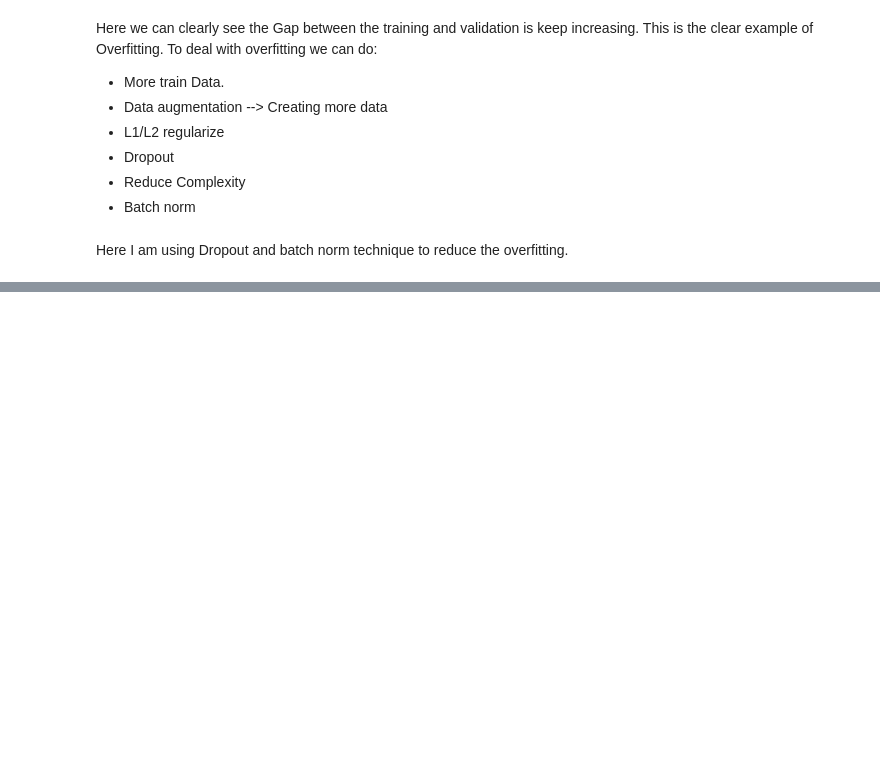
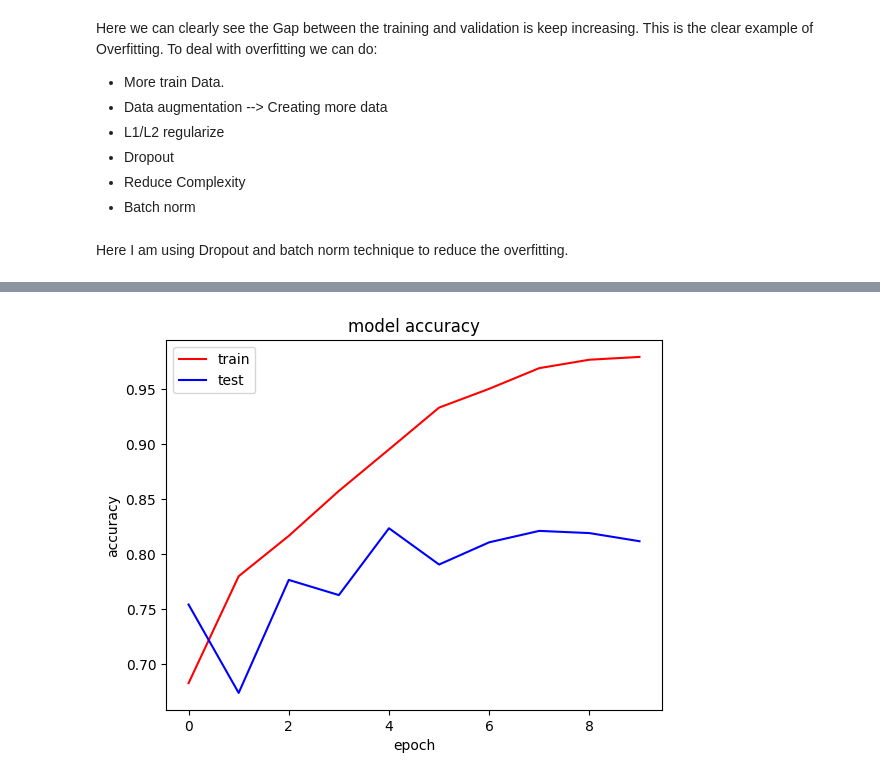
Before and after one commit to Arjun1425/DeepLearning, a Jupyter notebook: Cat Vs Dog Image Classification/Cat vs Dog.ipynb, the cells around one changed output, grey strips where cells are left out. Drawn from its saved outputs; the diff is of its cells as text; code cells hidden in the pictures; blank space fills up the shorter version.

```diff
--- a/Cat Vs Dog Image Classification/Cat vs Dog.ipynb
+++ b/Cat Vs Dog Image Classification/Cat vs Dog.ipynb
@@ -124,3 +124,25 @@ To deal with overfitting we can do:
 * Batch norm
 # %% [markdown]
 Here I am using Dropout and batch norm technique to reduce the overfitting.
+# %%
+model2 = Sequential()
+
+model2.add(Conv2D(32, kernel_size = (3, 3), padding='valid', activation='relu', input_shape=(150, 150, 3)))
+model2.add(BatchNormalization())
+model2.add(MaxPooling2D(pool_size=(2,2), strides=2, padding='valid'))
+
+model2.add(Conv2D(32, kernel_size = (3, 3), padding='valid', activation='relu'))
+model2.add(BatchNormalization())
+model2.add(MaxPooling2D(pool_size=(2,2), strides=2, padding='valid'))
+
+model2.add(Conv2D(32, kernel_size = (3, 3), padding='valid', activation='relu'))
+model2.add(BatchNormalization())
+model2.add(MaxPooling2D(pool_size=(2,2), strides=2, padding='valid'))
+
+model2.add(Flatten())
+
+model2.add(Dense(128, activation='relu'))
+model2.add(Dropout(0.1))
+model2.add(Dense(64, activation='relu'))
+model2.add(Dropout(0.1))
+model2.add(Dense(1, activation='sigmoid'))
@@ -126,0 +169,4 @@ Here I am using Dropout and batch norm technique to reduce the overfitting.
+# %%
+model2.compile(loss='binary_crossentropy', optimizer='adam', metrics=['accuracy'])
+# %%
+history = model2.fit(train_gen, epochs=10, validation_data=test_gen)
@@ -126,0 +194,12 @@ Here I am using Dropout and batch norm technique to reduce the overfitting.
+# %%
+import matplotlib.pyplot as plt
+
+plt.plot(history.history['accuracy'], label='train', color='r')
+plt.plot(history.history['val_accuracy'], label='test', color='b')
+plt.title('model accuracy')
+plt.ylabel('accuracy')
+plt.xlabel('epoch')
+plt.legend()
+plt.show()
+# %% [output]
+[figure, added]
```
Also changed, not shown: parts of 3 cells of this notebook.
